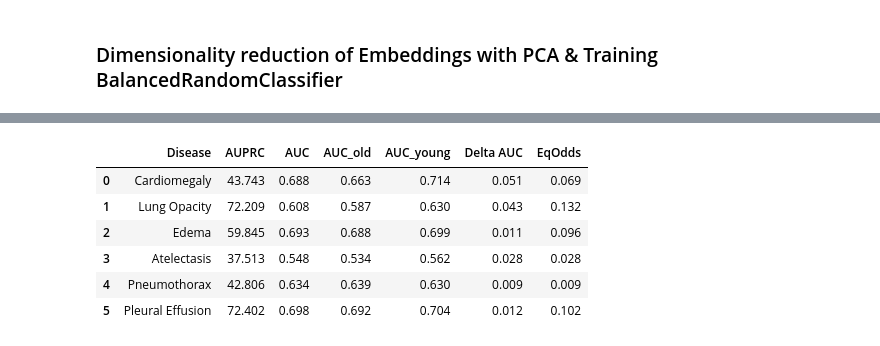
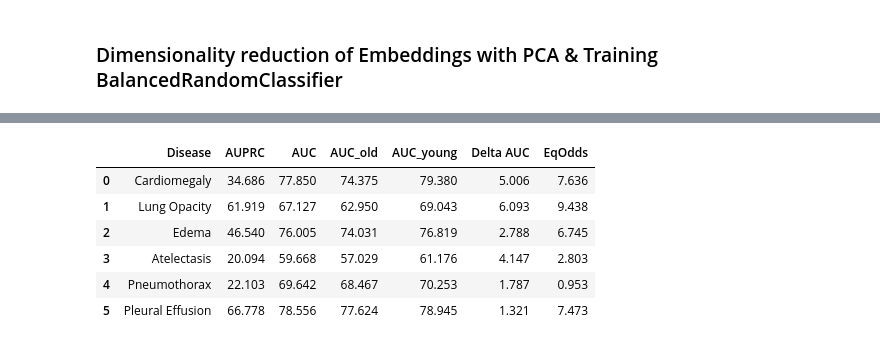
Before and after one commit to clemence-mottez/Mitigating-bias-in-DL-models, a Jupyter notebook: model_eval/densenet_from_embeddings_to_pred_BalancedRandomForest.ipynb, the cells around one changed output, grey strips where cells are left out. Saved outputs shown, nothing was run; the diff lists cells and outputs as text; code cells hidden in the pictures.

```diff
--- a/model_eval/densenet_from_embeddings_to_pred_BalancedRandomForest.ipynb
+++ b/model_eval/densenet_from_embeddings_to_pred_BalancedRandomForest.ipynb
@@ -61,0 +32,4 @@ valid = valid.drop(columns=['path_to_image', 'path_to_dcm'])
+# %%
+test_initial['embeddings'] = test_initial['embeddings'].apply(ast.literal_eval)
+valid_initial['embeddings'] = valid_initial['embeddings'].apply(ast.literal_eval)
+train_initial['embeddings'] = train_initial['embeddings'].apply(ast.literal_eval)
@@ -61,0 +38,4 @@ valid = valid.drop(columns=['path_to_image', 'path_to_dcm'])
+# %%
+test = test_initial.drop(columns=['path_to_image', 'path_to_dcm'])
+train = train_initial.drop(columns=['path_to_image', 'path_to_dcm'])
+valid = valid_initial.drop(columns=['path_to_image', 'path_to_dcm'])
@@ -123,13 +104,14 @@ y_age = valid['age']
 scaler = StandardScaler()
 X_test_scaled = scaler.fit_transform(np.stack(test_embeddings.values))
 X_valid_scaled = scaler.transform(np.stack(valid_embeddings.values))
+X_train_scaled = scaler.transform(np.stack(train_embeddings.values))
 
 # Step 2: Set target variance threshold (e.g., 95%)
 variance_threshold = 0.95
 
 # Step 3: Fit PCA to determine the optimal number of components based on variance threshold
 pca_full = PCA()
-pca_full.fit(X_test_scaled)
+pca_full.fit(X_train_scaled)
 cumulative_variance = np.cumsum(pca_full.explained_variance_ratio_)
 
 # Step 4: Find the number of components that meets the variance threshold
@@ -311,0 +162,2 @@ metrics_old = metrics
+# %%
+predictions, targets = np.transpose(y_prob), y_test
@@ -429,57 +626,49 @@ styled_df_race
 # %%
-# Create an empty list to store results
-disease_data = []
+# Initialize an empty list to store the data
+data_age = []
 
-# Extract disease names (assuming all demographics have the same diseases)
-diseases = metrics['female'].keys()
+# Iterate over the diseases in the metrics dictionary
+for disease, values in metrics.items():
+    # Extract AUC and rates from dictionaries
 
-# Iterate over diseases to collect relevant metrics for age groups
-for disease in diseases:
-    # Metrics for AUC and AUPRC for each age group
-    auc_old = metrics['age_above_70'][disease]['AUC']
-    auc_young = metrics['age_below_70'][disease]['AUC']
-    auprc = metrics['female'][disease]['AUPRC']  # Assuming AUPRC is the same across all age groups for simplicity
+    auprc_overall = values['AUPRC'] *100
 
-    # Calculate delta AUC and equality of odds between age groups
+    auc_overall = values['AUC'] *100
+    auc_old = metrics_old[disease]['AUC'] *100
+    auc_young = metrics_young[disease]['AUC'] *100
+    tp_rate_old = metrics_old[disease]['TP Rate'] *100
+    tp_rate_young = metrics_young[disease]['TP Rate'] *100
+    fp_rate_old = metrics_old[disease]['FP Rate'] *100
+    fp_rate_young = metrics_young[disease]['FP Rate'] *100
+
+    # Calculate delta AUC and equality of odds
     delta_auc_age = abs(auc_old - auc_young)
-
-    tp_rate_old = metrics['age_above_70'][disease]['TP Rate']
-    tp_rate_young = metrics['age_below_70'][disease]['TP Rate']
-    fp_rate_old = metrics['age_above_70'][disease]['FP Rate']
-    fp_rate_young = metrics['age_below_70'][disease]['FP Rate']
     eq_odds_age = 0.5 * (abs(tp_rate_old - tp_rate_young) + abs(fp_rate_old - fp_rate_young))
 
-    # Append the metrics to the list
-    disease_data.append({
-        'Disease': disease,
-        'AUPRC': auprc * 100,  # Scaling AUPRC to match the provided output format
-        'AUC': (auc_old + auc_young) / 2,  # Mean AUC for both age groups
-        'AUC_old': auc_old,
-        'AUC_young': auc_young,
-        'Delta AUC': delta_auc_age,
-        'EqOdds': eq_odds_age
-    })
+    # Append to the data list
+    data_age.append([disease, auprc_overall, auc_overall, auc_old, auc_young, delta_auc_age, eq_odds_age])
 
-# Convert the list of dictionaries to a DataFrame
-df_age = pd.DataFrame(disease_data)
+# Create a DataFrame
+df_age = pd.DataFrame(data_age, columns=['Disease', 'AUPRC', 'AUC', 'AUC_old', 'AUC_young', 'Delta AUC', 'EqOdds'])
+
 
 # Styling the DataFrame
-styled_df_age = df_age.style.format({
+styled_df = df_age.style.format({
     'AUC': "{:.3f}",
     'AUPRC': "{:.3f}",
     'AUC_old': "{:.3f}",
     'AUC_young': "{:.3f}",
     'Delta AUC': "{:.3f}",
     'EqOdds': "{:.3f}"
-}).background_gradient(cmap='viridis', subset=['AUPRC', 'AUC', 'AUC_old', 'AUC_young', 'Delta AUC', 'EqOdds'])
+}).background_gradient(cmap='viridis', subset=['AUC', 'AUPRC', 'AUC_old', 'AUC_young', 'Delta AUC', 'EqOdds'])
 
 # Display the styled DataFrame
-styled_df_age
+styled_df
 # %% [output]
 |  | Disease | AUPRC | AUC | AUC_old | AUC_young | Delta AUC | EqOdds |
-| 0 | Cardiomegaly | 43.743 | 0.688 | 0.663 | 0.714 | 0.051 | 0.069 |
-| 1 | Lung Opacity | 72.209 | 0.608 | 0.587 | 0.630 | 0.043 | 0.132 |
-| 2 | Edema | 59.845 | 0.693 | 0.688 | 0.699 | 0.011 | 0.096 |
-| 3 | Atelectasis | 37.513 | 0.548 | 0.534 | 0.562 | 0.028 | 0.028 |
-| 4 | Pneumothorax | 42.806 | 0.634 | 0.639 | 0.630 | 0.009 | 0.009 |
-| 5 | Pleural Effusion | 72.402 | 0.698 | 0.692 | 0.704 | 0.012 | 0.102 |
+| 0 | Cardiomegaly | 34.686 | 77.850 | 74.375 | 79.380 | 5.006 | 7.636 |
+| 1 | Lung Opacity | 61.919 | 67.127 | 62.950 | 69.043 | 6.093 | 9.438 |
+| 2 | Edema | 46.540 | 76.005 | 74.031 | 76.819 | 2.788 | 6.745 |
+| 3 | Atelectasis | 20.094 | 59.668 | 57.029 | 61.176 | 4.147 | 2.803 |
+| 4 | Pneumothorax | 22.103 | 69.642 | 68.467 | 70.253 | 1.787 | 0.953 |
+| 5 | Pleural Effusion | 66.778 | 78.556 | 77.624 | 78.945 | 1.321 | 7.473 |
```
Also changed, not shown: parts of 33 cells of this notebook.
